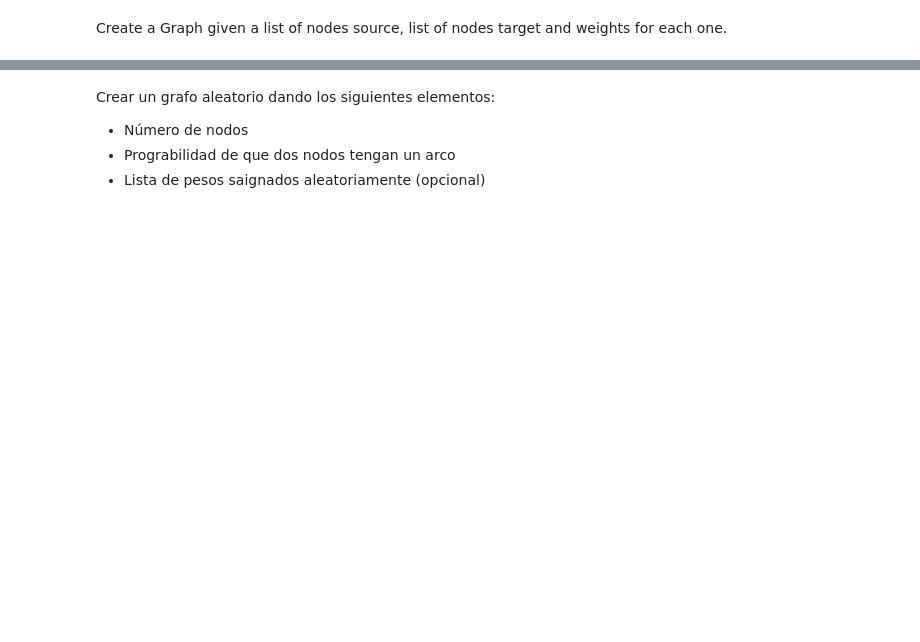
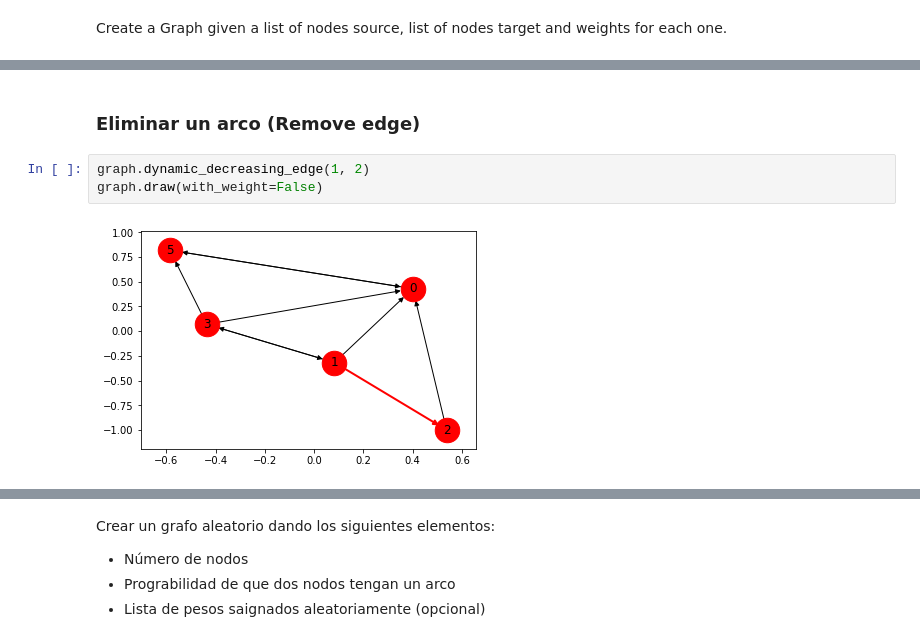
Before and after one commit to arturoverbel/graph_presentation, a Jupyter notebook: GraphIntro.ipynb, the cells around one changed output, grey strips where cells are left out. Saved outputs shown, nothing was run; the diff lists cells and outputs as text; blank space fills up the shorter version.

```diff
--- a/GraphIntro.ipynb
+++ b/GraphIntro.ipynb
@@ -23,0 +42,7 @@ graph.draw()
+# %% [markdown]
+### Eliminar un arco (Remove edge)
+# %%
+graph.dynamic_decreasing_edge(1, 2)
+graph.draw(with_weight=False)
+# %% [output]
+[figure, added]
```
Also changed, not shown: parts of 14 cells of this notebook, 4 other files.
